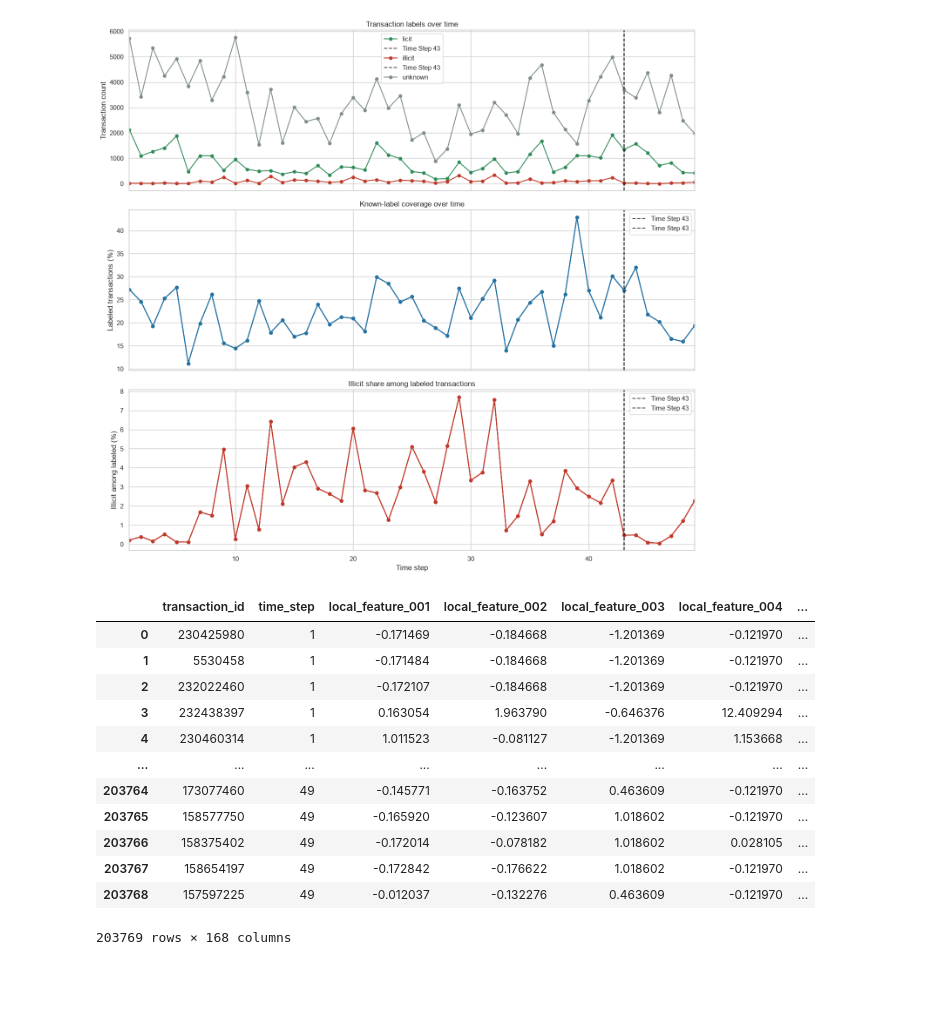
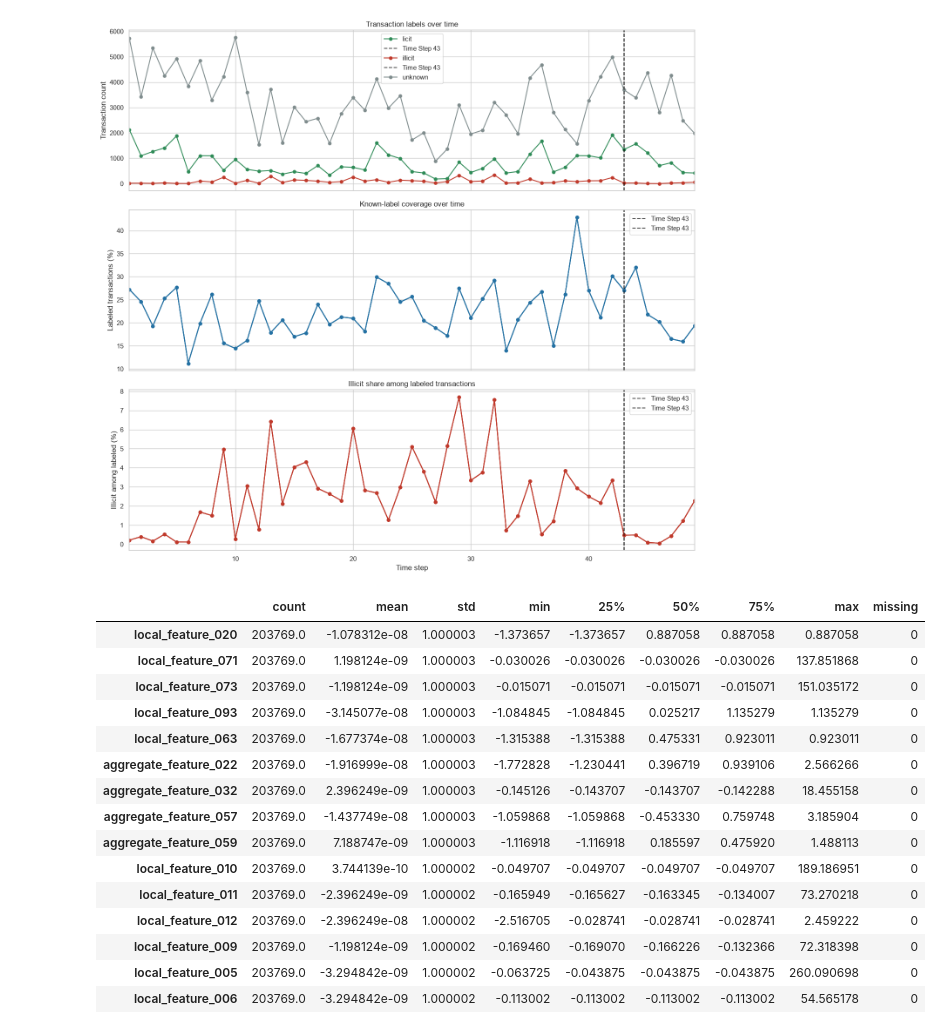
Before and after one commit to afrazahmad-hub/crypto-AML-transaction-monitoring, a Jupyter notebook: notebooks/main.ipynb, the cells around one changed output. Cells and saved outputs as stored; diff of their text form; code cells hidden in the pictures; blank space fills up the shorter version.

```diff
--- a/notebooks/main.ipynb
+++ b/notebooks/main.ipynb
@@ -642,18 +642,46 @@ plt.show()
 # %% [output]
 [figure]
 # %%
-display(transaction_df)
+# Examine feature summaries and correlations
+# In this Crypto AML Transaction Monitoring System, its purpose is to understand the numerical features
+# before using them for machine learning—especially their scale, distribution, and missing values.
+
+CONTINUOUS_FEATURE_COLUMNS = (
+    LOCAL_TRANSACTION_COLUMNS + AGGREGATE_FEATURE_COLUMNS
+)
+
+feature_summary = (
+    transaction_df[CONTINUOUS_FEATURE_COLUMNS]
+    .describe()
+    .transpose()
+)
+
+feature_summary["missing"] = (
+    transaction_df[CONTINUOUS_FEATURE_COLUMNS]
+    .isna()
+    .sum()
+)
+
+# Display the 15 features with highest standard deviation
+display(
+    feature_summary
+    .sort_values("std", ascending=False)
+    .head(15)
+)
 # %% [output]
-|  | transaction_id | time_step | local_feature_001 | local_feature_002 | local_feature_003 | local_feature_004 | ... |
-| 0 | 230425980 | 1 | -0.171469 | -0.184668 | -1.201369 | -0.121970 | ... |
-| 1 | 5530458 | 1 | -0.171484 | -0.184668 | -1.201369 | -0.121970 | ... |
-| 2 | 232022460 | 1 | -0.172107 | -0.184668 | -1.201369 | -0.121970 | ... |
-| 3 | 232438397 | 1 | 0.163054 | 1.963790 | -0.646376 | 12.409294 | ... |
-| 4 | 230460314 | 1 | 1.011523 | -0.081127 | -1.201369 | 1.153668 | ... |
-| ... | ... | ... | ... | ... | ... | ... | ... |
-| 203764 | 173077460 | 49 | -0.145771 | -0.163752 | 0.463609 | -0.121970 | ... |
-| 203765 | 158577750 | 49 | -0.165920 | -0.123607 | 1.018602 | -0.121970 | ... |
-| 203766 | 158375402 | 49 | -0.172014 | -0.078182 | 1.018602 | 0.028105 | ... |
-| 203767 | 158654197 | 49 | -0.172842 | -0.176622 | 1.018602 | -0.121970 | ... |
-| 203768 | 157597225 | 49 | -0.012037 | -0.132276 | 0.463609 | -0.121970 | ... |
+|  | count | mean | std | min | 25% | 50% | 75% | max | missing |
+| local_feature_020 | 203769.0 | -1.078312e-08 | 1.000003 | -1.373657 | -1.373657 | 0.887058 | 0.887058 | 0.887058 | 0 |
+| local_feature_071 | 203769.0 | 1.198124e-09 | 1.000003 | -0.030026 | -0.030026 | -0.030026 | -0.030026 | 137.851868 | 0 |
+| local_feature_073 | 203769.0 | -1.198124e-09 | 1.000003 | -0.015071 | -0.015071 | -0.015071 | -0.015071 | 151.035172 | 0 |
+| local_feature_093 | 203769.0 | -3.145077e-08 | 1.000003 | -1.084845 | -1.084845 | 0.025217 | 1.135279 | 1.135279 | 0 |
+| local_feature_063 | 203769.0 | -1.677374e-08 | 1.000003 | -1.315388 | -1.315388 | 0.475331 | 0.923011 | 0.923011 | 0 |
+| aggregate_feature_022 | 203769.0 | -1.916999e-08 | 1.000003 | -1.772828 | -1.230441 | 0.396719 | 0.939106 | 2.566266 | 0 |
+| aggregate_feature_032 | 203769.0 | 2.396249e-09 | 1.000003 | -0.145126 | -0.143707 | -0.143707 | -0.142288 | 18.455158 | 0 |
+| aggregate_feature_057 | 203769.0 | -1.437749e-08 | 1.000003 | -1.059868 | -1.059868 | -0.453330 | 0.759748 | 3.185904 | 0 |
+| aggregate_feature_059 | 203769.0 | 7.188747e-09 | 1.000003 | -1.116918 | -1.116918 | 0.185597 | 0.475920 | 1.488113 | 0 |
+| local_feature_010 | 203769.0 | 3.744139e-10 | 1.000002 | -0.049707 | -0.049707 | -0.049707 | -0.049707 | 189.186951 | 0 |
+| local_feature_011 | 203769.0 | -2.396249e-09 | 1.000002 | -0.165949 | -0.165627 | -0.163345 | -0.134007 | 73.270218 | 0 |
+| local_feature_012 | 203769.0 | -2.396249e-08 | 1.000002 | -2.516705 | -0.028741 | -0.028741 | -0.028741 | 2.459222 | 0 |
+| local_feature_009 | 203769.0 | -1.198124e-09 | 1.000002 | -0.169460 | -0.169070 | -0.166226 | -0.132366 | 72.318398 | 0 |
+| local_feature_005 | 203769.0 | -3.294842e-09 | 1.000002 | -0.063725 | -0.043875 | -0.043875 | -0.043875 | 260.090698 | 0 |
+| local_feature_006 | 203769.0 | -3.294842e-09 | 1.000002 | -0.113002 | -0.113002 | -0.113002 | -0.113002 | 54.565178 | 0 |
-203769 rows × 168 columns
```
Also changed, not shown: parts of 17 cells of this notebook.
